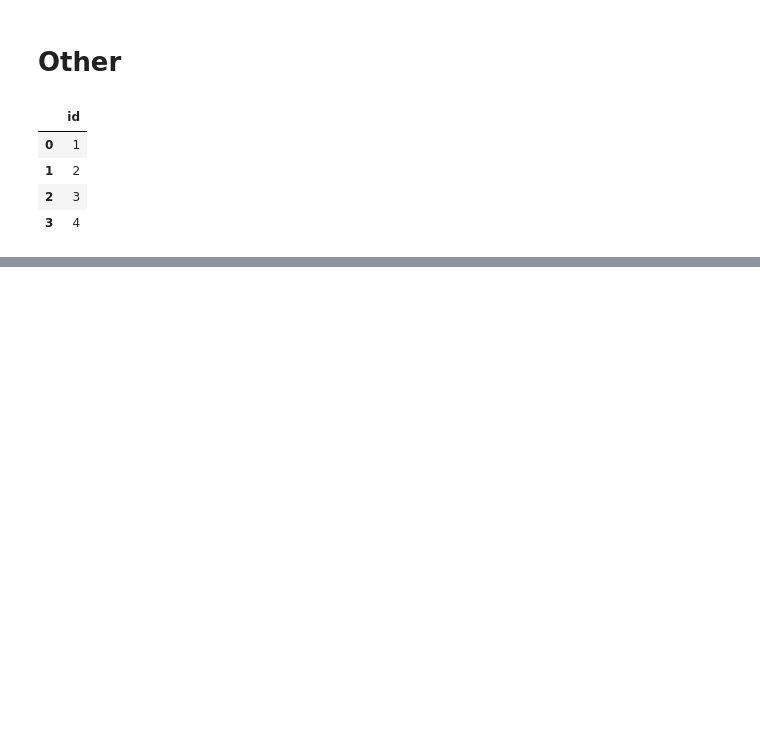
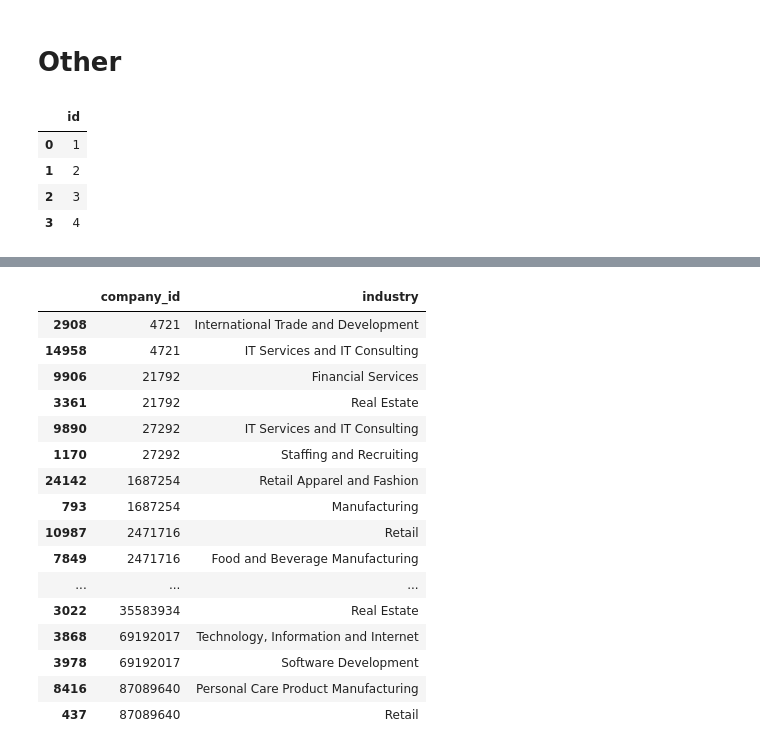
Before and after one commit to MarianSlassi/job_posting, a Jupyter notebook: notebooks/base_n.ipynb, the cells around one changed output, grey strips where cells are left out. Cells and saved outputs as stored; diff of their text form; code cells hidden in the pictures; blank space fills up the shorter version.

```diff
--- a/notebooks/base_n.ipynb
+++ b/notebooks/base_n.ipynb
@@ -283,0 +355,2 @@ df1["value"] = df1["id"].map(df2.set_index("id")["value"])
+# %%
+company_industries = pd.read_csv(config.get('company_industries'))
@@ -283,0 +373,20 @@ df1["value"] = df1["id"].map(df2.set_index("id")["value"])
+# %%
+company_industries[company_industries.duplicated(subset=["company_id"], keep=False)].sort_values("company_id")
+# %% [output]
+|  | company_id | industry |
+| 2908 | 4721 | International Trade and Development |
+| 14958 | 4721 | IT Services and IT Consulting |
+| 9906 | 21792 | Financial Services |
+| 3361 | 21792 | Real Estate |
+| 9890 | 27292 | IT Services and IT Consulting |
+| 1170 | 27292 | Staffing and Recruiting |
+| 24142 | 1687254 | Retail Apparel and Fashion |
+| 793 | 1687254 | Manufacturing |
+| 10987 | 2471716 | Retail |
+| 7849 | 2471716 | Food and Beverage Manufacturing |
+| ... | ... | ... |
+| 3022 | 35583934 | Real Estate |
+| 3868 | 69192017 | Technology, Information and Internet |
+| 3978 | 69192017 | Software Development |
+| 8416 | 87089640 | Personal Care Product Manufacturing |
+| 437 | 87089640 | Retail |
```
Also changed, not shown: parts of 23 cells of this notebook, 1 other file.
